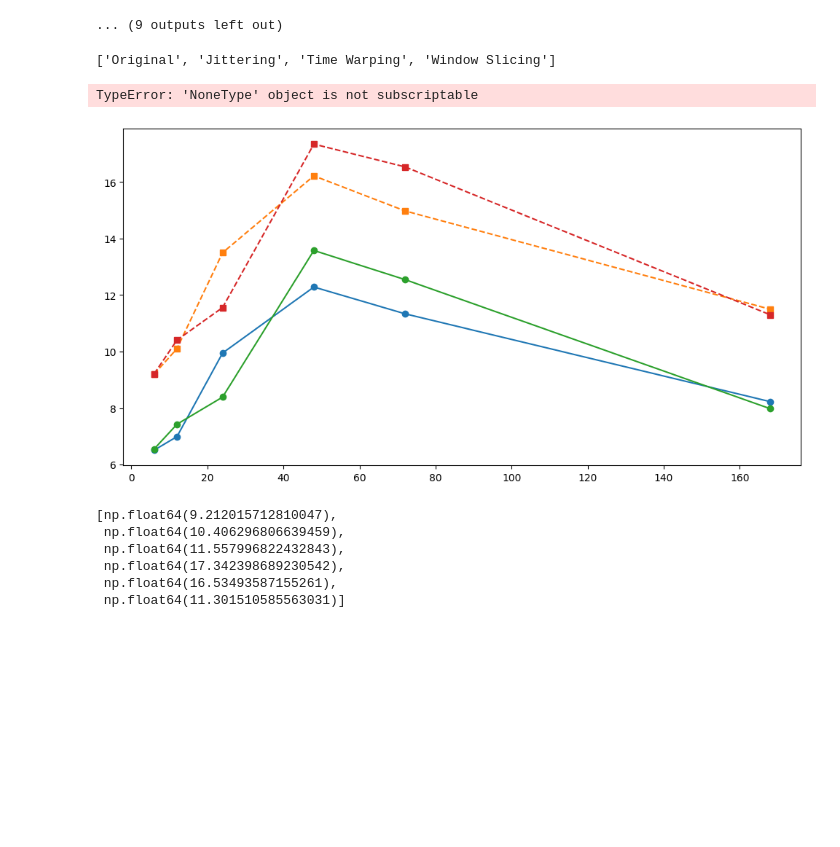
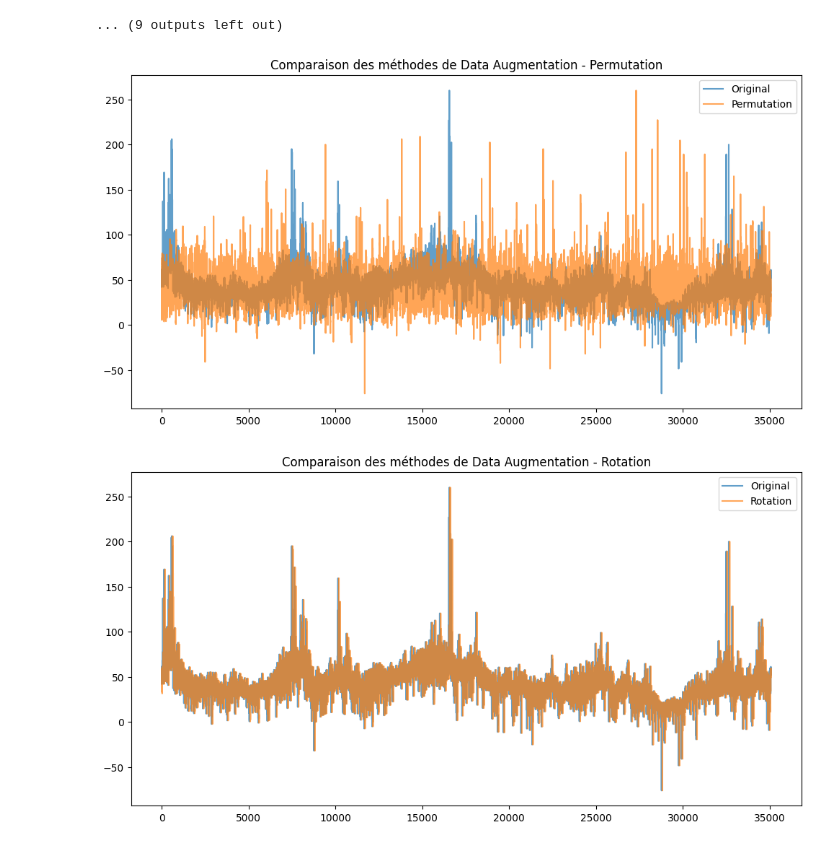
Before and after one commit to julian240502/AugmentForecast, a Jupyter notebook: basicAugmentationTechnique.ipynb, the cells around one changed output. Cells and saved outputs as stored; diff of their text form; code cells hidden in the pictures; blank space fills up the shorter version.

Commit message:
add permutation+rotation technique

```diff
--- a/basicAugmentationTechnique.ipynb
+++ b/basicAugmentationTechnique.ipynb
@@ -408,47 +408,38 @@ Epoch 7/10
 🔹 Entraînement pour l'horizon 48h avec la méthode Window Slicing...
 Epoch 1/10
 ... (9 outputs left out)
-# %%
-plt.figure(figsize=(12, 6))
-for method in methods:
-    mae_values = [results[method][h][0] for h in horizons]
-    rmse_values = [results[method][h][1] for h in horizons]
-
-    plt.plot(horizons, mae_values, marker='o', label=f"MAE - {method}")
-    plt.plot(horizons, rmse_values, marker='s', linestyle="dashed", label=f"RMSE - {method}")
-
-plt.legend()
-plt.xlabel("Horizon (heures)")
-plt.ylabel("Erreur (MAE/RMSE)")
-plt.title("Comparaison des performances des méthodes de Data Augmentation")
-plt.grid()
-plt.show()
-# %% [output]
-['Original', 'Jittering', 'Time Warping', 'Window Slicing']
-# %%
-plt.figure(figsize=(12, 6))
-for method in methods:
-    mae_values = [results[method][h][0] for h in horizons]
-    rmse_values = [results[method][h][1] for h in horizons]
-
-    plt.plot(horizons, mae_values, marker='o', label=f"MAE - {method}")
-    plt.plot(horizons, rmse_values, marker='s', linestyle="dashed", label=f"RMSE - {method}")
-
-plt.legend()
-plt.xlabel("Horizon (heures)")
-plt.ylabel("Erreur (MAE/RMSE)")
-plt.title("Comparaison des performances des méthodes de Data Augmentation")
-plt.grid()
-plt.show()
-# %% [output]
-TypeError: 'NoneType' object is not subscriptable
-[figure, removed]
-# %%
-rmse_values
-# %% [output]
-[np.float64(9.212015712810047),
- np.float64(10.406296806639459),
- np.float64(11.557996822432843),
- np.float64(17.342398689230542),
- np.float64(16.53493587155261),
- np.float64(11.301510585563031)]
+# %%
+
+### 4️⃣ Permutation (Réorganisation aléatoire des segments)
+def permutation(data, segment_size=10):
+    num_segments = len(data) // segment_size
+    segments = np.array_split(data[:num_segments * segment_size], num_segments)
+    np.random.shuffle(segments)
+    return np.concatenate(segments)
+
+permuted_series = permutation(time_series)
+
+### 5️⃣ Rotation (Décalage circulaire)
+def rotation(data, shift=50):
+    return np.roll(data, shift)
+
+rotated_series = rotation(time_series)
+
+# Visualization for Permutation
+plt.figure(figsize=(12, 6))
+plt.plot(time_series, label="Original", alpha=0.7)
+plt.plot(permuted_series, label="Permutation", alpha=0.7)
+plt.legend()
+plt.title("Comparaison des méthodes de Data Augmentation - Permutation")
+plt.show()
+
+# Visualization for Rotation
+plt.figure(figsize=(12, 6))
+plt.plot(time_series, label="Original", alpha=0.7)
+plt.plot(rotated_series, label="Rotation", alpha=0.7)
+plt.legend()
+plt.title("Comparaison des méthodes de Data Augmentation - Rotation")
+plt.show()
+# %% [output]
+[figure, added]
+[figure, added]
```
Also changed, not shown: parts of 3 cells of this notebook.
